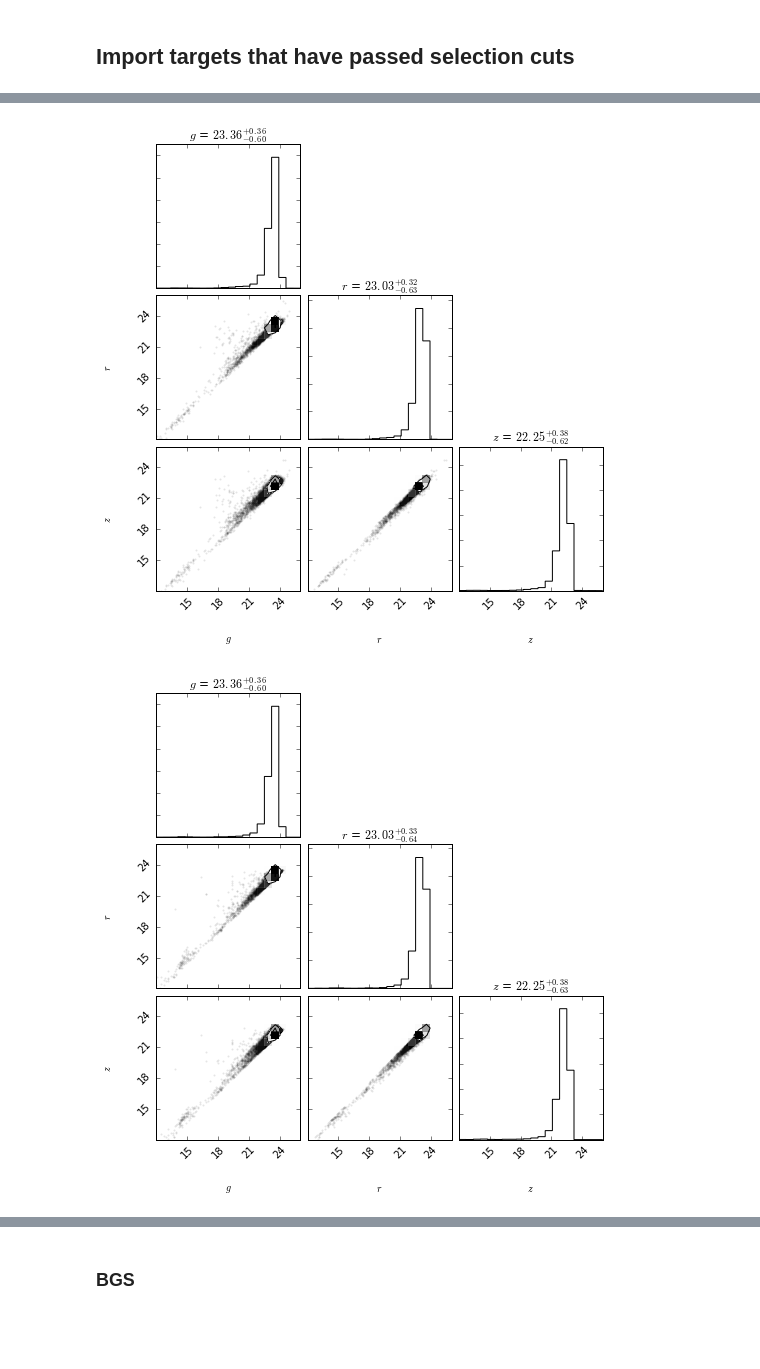
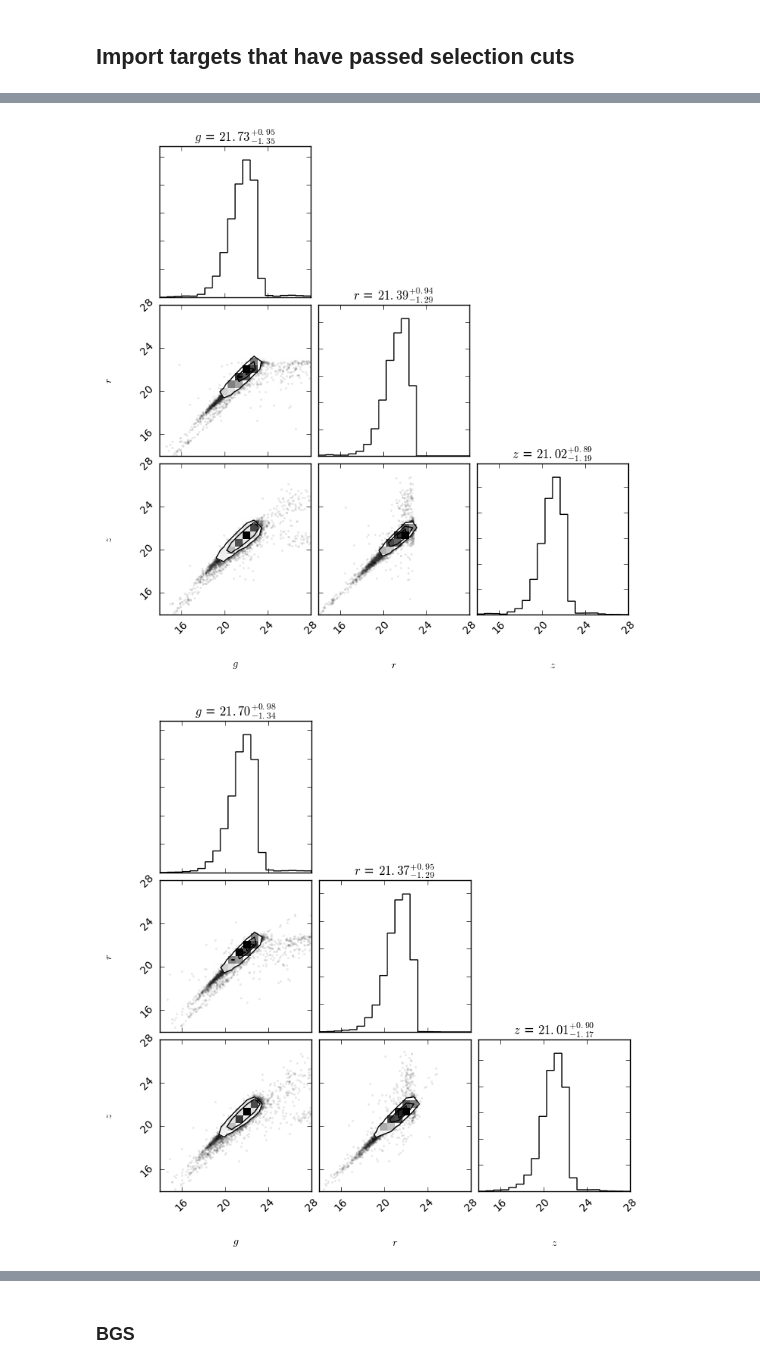
Before and after one commit to belaa/desi-mocks, a Jupyter notebook: dr2_mag_distributions.ipynb, the cells around one changed output, grey strips where cells are left out. Saved outputs shown, nothing was run; the diff lists cells and outputs as text; code cells hidden in the pictures; blank space fills up the shorter version.

```diff
--- a/dr2_mag_distributions.ipynb
+++ b/dr2_mag_distributions.ipynb
@@ -29,8 +30,8 @@ class GaussianMixtureModel(object):
         hdr['covtype'] = model.covariance_type
         hdus.append(fits.ImageHDU(model.weights_, name='weights', header=hdr))
         hdus.append(fits.ImageHDU(model.means_, name='means'))
-        hdus.append(fits.ImageHDU(model.covars_, name='covars'))
-        hdus.writeto(filename, clobber=True)
+        hdus.append(fits.ImageHDU(model.covariances_, name='covars'))
+        hdus.writeto(filename, overwrite=True)
 
     @staticmethod
     def load(filename):
@@ -216,13 +334,21 @@ elgMag_sample = sample_magnitudes('ELG', n_targets=len(elgMag_data), random_stat
 # %%
-axes_range = [(12,26), (12,26), (12,26)]
+qsoMag_decam = dr2_data(qso, survey='DECAM')
+qsoMag_decam_data, qsoMag_decam_cross = data_cross_split(qsoMag_decam)
+
+make_gmm_model(qsoMag_decam_data, components_range, model_filename='data/qsoMagDECAM_gmm.fits',
+               bic_plot=True)
+
+qsoMag_decam_sample = sample_magnitudes('QSO', n_targets=len(qsoMag_decam_data), random_state=gen)
+
+axes_range = [(14,28), (14,28), (14,28)]
 
 #Data
-fig1 = cn.corner(elgMag_data, labels=[r"$g$", r"$r$", r"$z$"], show_titles=True,
+fig1 = cn.corner(qsoMag_decam_data, labels=[r"$g$", r"$r$", r"$z$"], show_titles=True,
                  title_kwargs={"fontsize": 12}, range=axes_range)
 #Sample
-fig2 = cn.corner(elgMag_sample, labels=[r"$g$", r"$r$", r"$z$"], show_titles=True,
+fig2 = cn.corner(qsoMag_decam_sample, labels=[r"$g$", r"$r$", r"$z$"], show_titles=True,
                  title_kwargs={"fontsize": 12}, range=axes_range)
 #Cross-validation
-fig3 = cn.corner(elgMag_cross, labels=[r"$g$", r"$r$", r"$z$"], show_titles=True,
+fig3 = cn.corner(qsoMag_decam_cross, labels=[r"$g$", r"$r$", r"$z$"], show_titles=True,
                  title_kwargs={"fontsize": 12}, range=axes_range)
 # %% [output]
@@ -239,2 +357,2 @@ WARNING:root:Too few points to create valid contours
-[figure, old version]
+[figure, new version]
-[figure, old version]
+[figure, new version]
```
Also changed, not shown: parts of 27 cells of this notebook, 7 other files.
